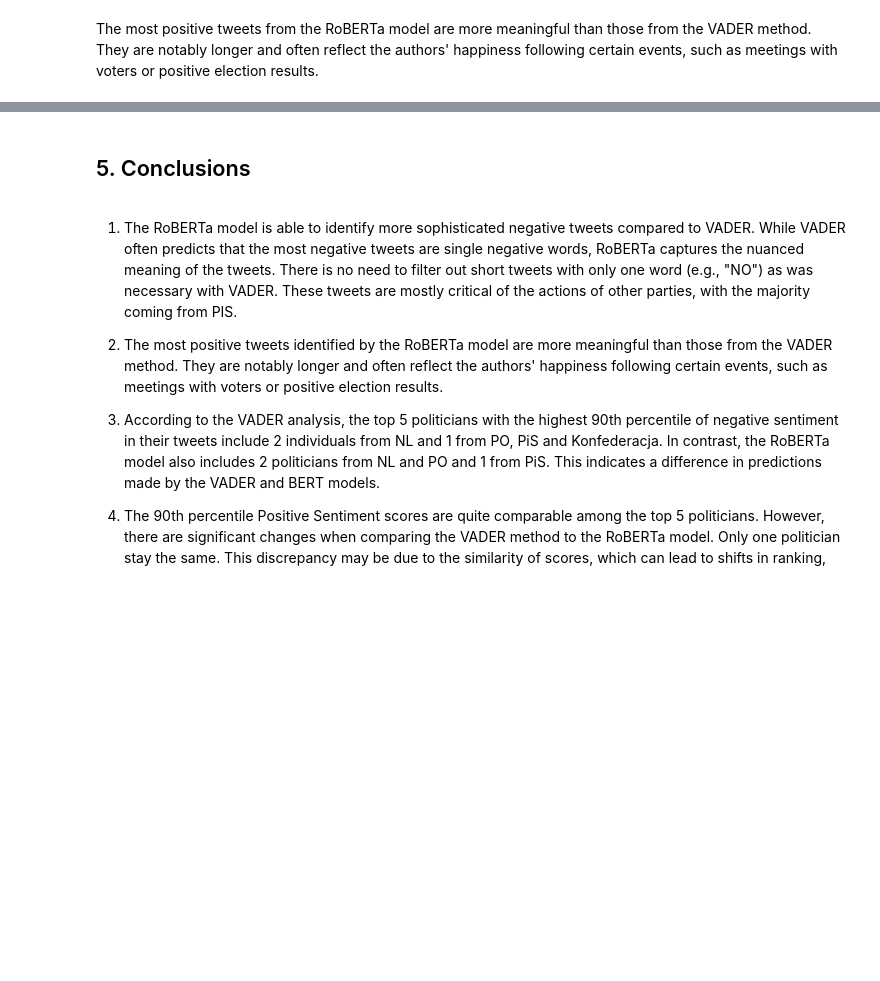
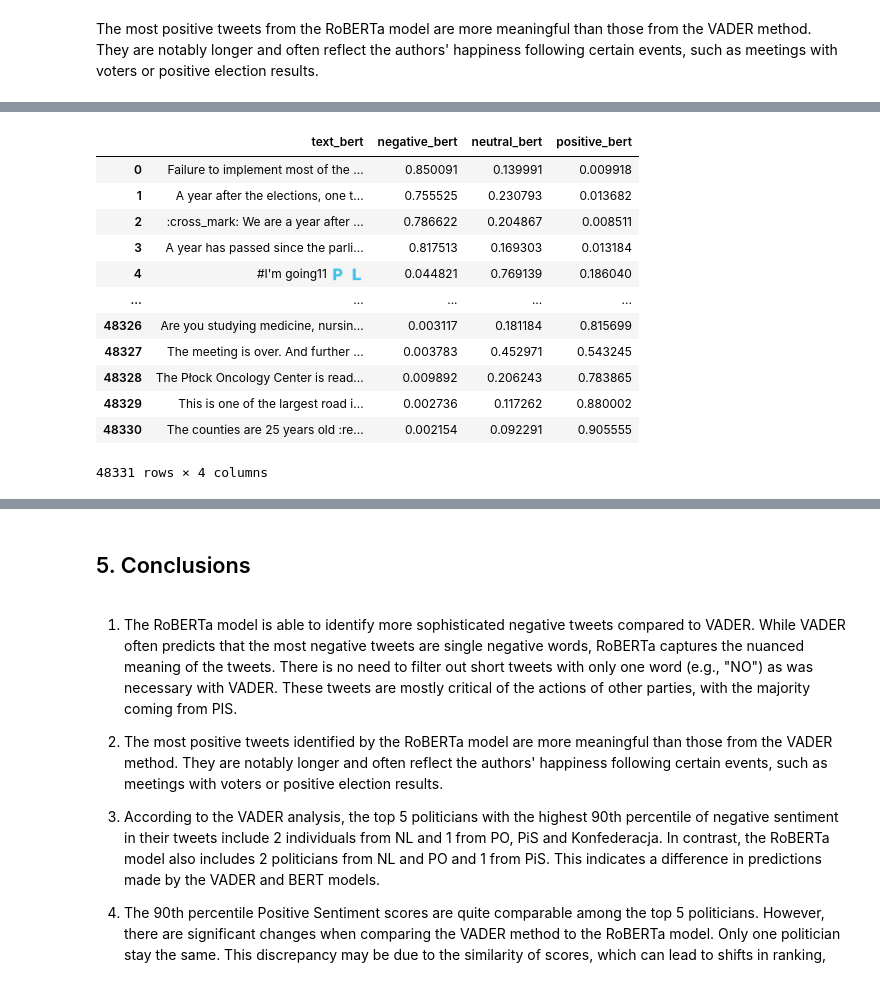
Before and after one commit to MPKuchciak/Twitter, a Jupyter notebook: notebooks/004.Sentiment analysis.ipynb, the cells around one changed output, grey strips where cells are left out. Cells and saved outputs as stored; diff of their text form; code cells hidden in the pictures; blank space fills up the shorter version.

Commit message:
Update 004.Sentiment analysis.ipynb
Sentiment analysis of two periods (before vs after elections) and additional analysises

```diff
--- a/notebooks/004.Sentiment analysis.ipynb
+++ b/notebooks/004.Sentiment analysis.ipynb
@@ -463,0 +482,9 @@ plt.show()
+# %%
+
+file_path = '../data/03.cleaned/df_bert_values_GIT.parquet'
+
+# Read the Parquet file into a DataFrame
+df_from_parquet = pd.read_parquet(file_path)
+
+# Display the first few rows to verify it loaded correctly
+display(df_from_parquet.head())
@@ -463,0 +499,20 @@ plt.show()
+# %%
+df_for_bert = df_from_parquet.copy()
+# %%
+filtered_df = df_for_bert.filter(regex='sentiment|bert') #|vader
+
+display(filtered_df)
+# %% [output]
+|  | text_bert | negative_bert | neutral_bert | positive_bert |
+| 0 | Failure to implement most of the ... | 0.850091 | 0.139991 | 0.009918 |
+| 1 | A year after the elections, one t... | 0.755525 | 0.230793 | 0.013682 |
+| 2 | :cross_mark: We are a year after ... | 0.786622 | 0.204867 | 0.008511 |
+| 3 | A year has passed since the parli... | 0.817513 | 0.169303 | 0.013184 |
+| 4 | #I'm going11 🇵 🇱 | 0.044821 | 0.769139 | 0.186040 |
+| ... | ... | ... | ... | ... |
+| 48326 | Are you studying medicine, nursin... | 0.003117 | 0.181184 | 0.815699 |
+| 48327 | The meeting is over. And further ... | 0.003783 | 0.452971 | 0.543245 |
+| 48328 | The Płock Oncology Center is read... | 0.009892 | 0.206243 | 0.783865 |
+| 48329 | This is one of the largest road i... | 0.002736 | 0.117262 | 0.880002 |
+| 48330 | The counties are 25 years old :re... | 0.002154 | 0.092291 | 0.905555 |
+48331 rows × 4 columns
```
Also changed, not shown: parts of 32 cells of this notebook.
